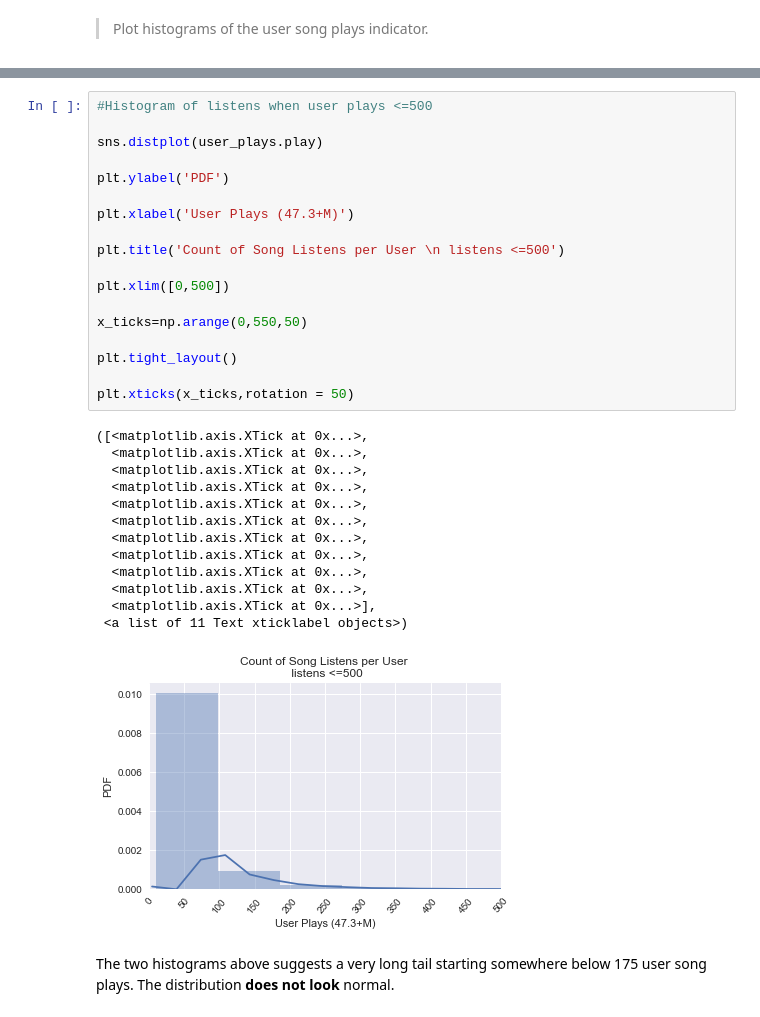
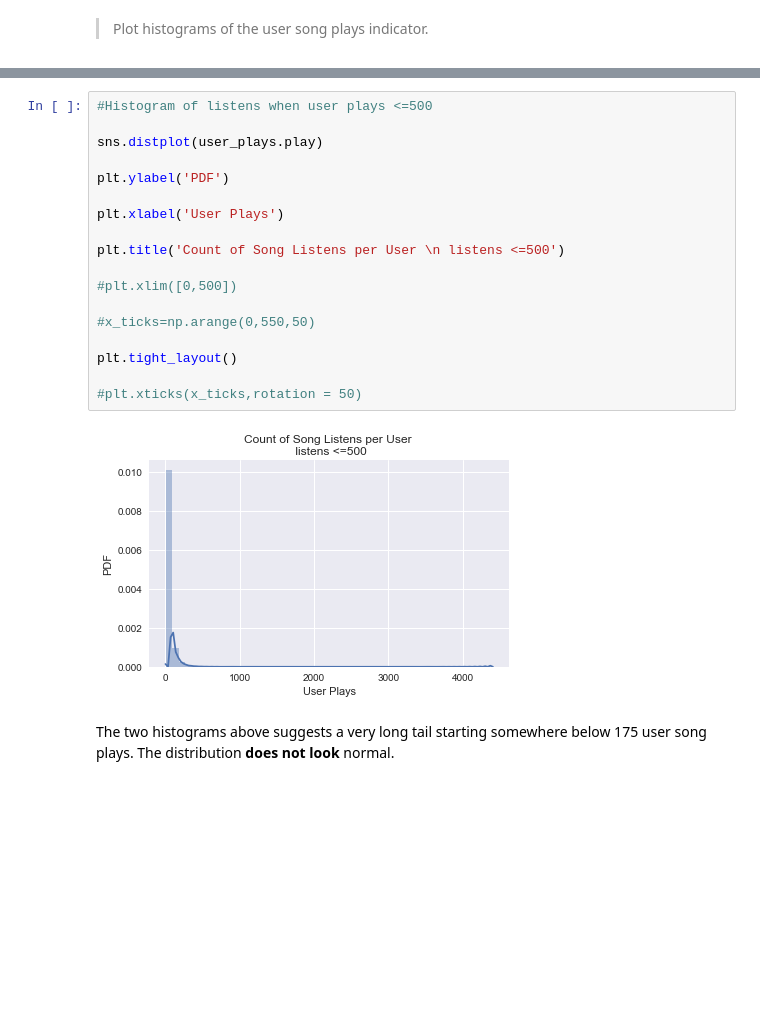
Before and after one commit to IvetteMTapia/Capstone1_Songs-Recommender_System, a Jupyter notebook: Exploratory Analysis and Statistical Inference.ipynb, the cells around one changed output, grey strips where cells are left out. Saved outputs shown, nothing was run; the diff lists cells and outputs as text; blank space fills up the shorter version.

```diff
--- a/Exploratory Analysis and Statistical Inference.ipynb
+++ b/Exploratory Analysis and Statistical Inference.ipynb
@@ -286,35 +286,23 @@ plt.tight_layout()
 # %%
 #Histogram of listens when user plays <=500
 
 sns.distplot(user_plays.play)
 
 plt.ylabel('PDF')
 
-plt.xlabel('User Plays (47.3+M)')
+plt.xlabel('User Plays')
 
 plt.title('Count of Song Listens per User \n listens <=500')
 
-plt.xlim([0,500])
+#plt.xlim([0,500])
 
-x_ticks=np.arange(0,550,50)
+#x_ticks=np.arange(0,550,50)
 
 plt.tight_layout()
 
-plt.xticks(x_ticks,rotation = 50)
+#plt.xticks(x_ticks,rotation = 50)
 # %% [output]
-([<matplotlib.axis.XTick at 0x...>,
-  <matplotlib.axis.XTick at 0x...>,
-  <matplotlib.axis.XTick at 0x...>,
-  <matplotlib.axis.XTick at 0x...>,
-  <matplotlib.axis.XTick at 0x...>,
-  <matplotlib.axis.XTick at 0x...>,
-  <matplotlib.axis.XTick at 0x...>,
-  <matplotlib.axis.XTick at 0x...>,
-  <matplotlib.axis.XTick at 0x...>,
-  <matplotlib.axis.XTick at 0x...>,
-  <matplotlib.axis.XTick at 0x...>],
- <a list of 11 Text xticklabel objects>)
-[figure, old version]
+[figure, new version]
 # %% [markdown]
 The two histograms above suggests a very long tail starting somewhere below 175 user song plays. The distribution **does not look** normal.
 # %% [markdown]
```
Also changed, not shown: parts of 5 cells of this notebook.
